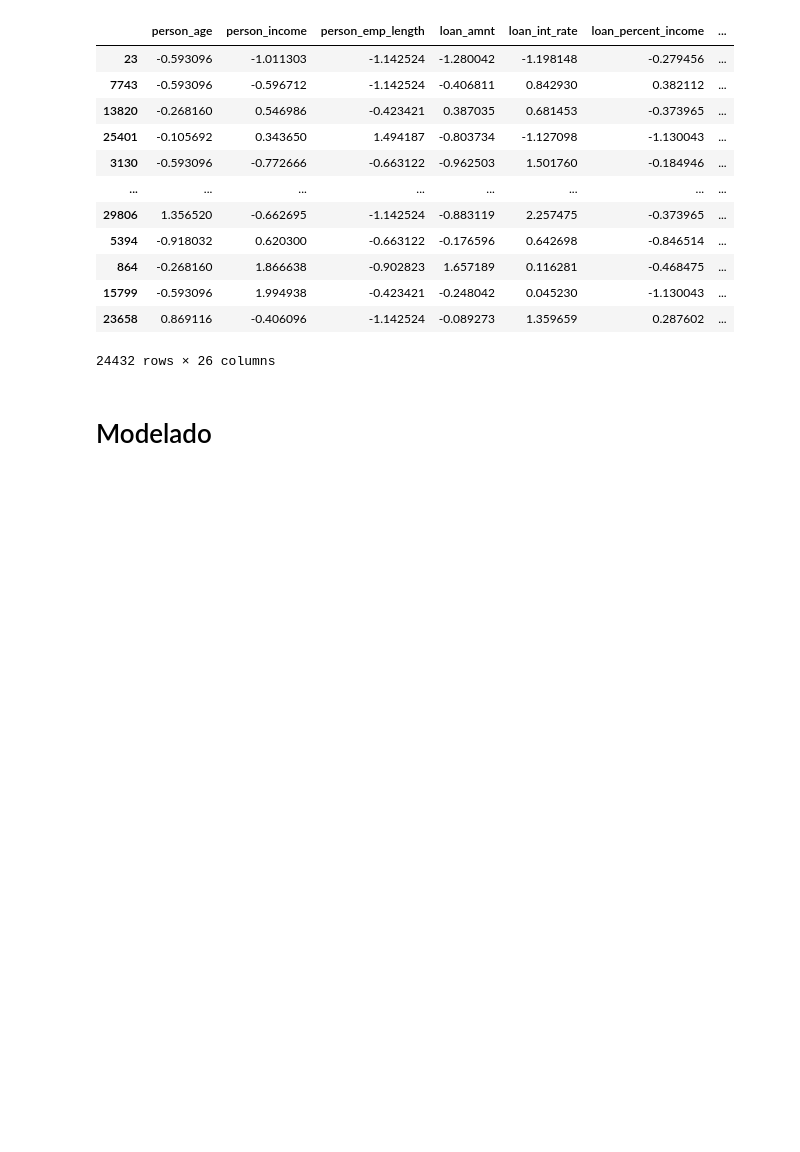
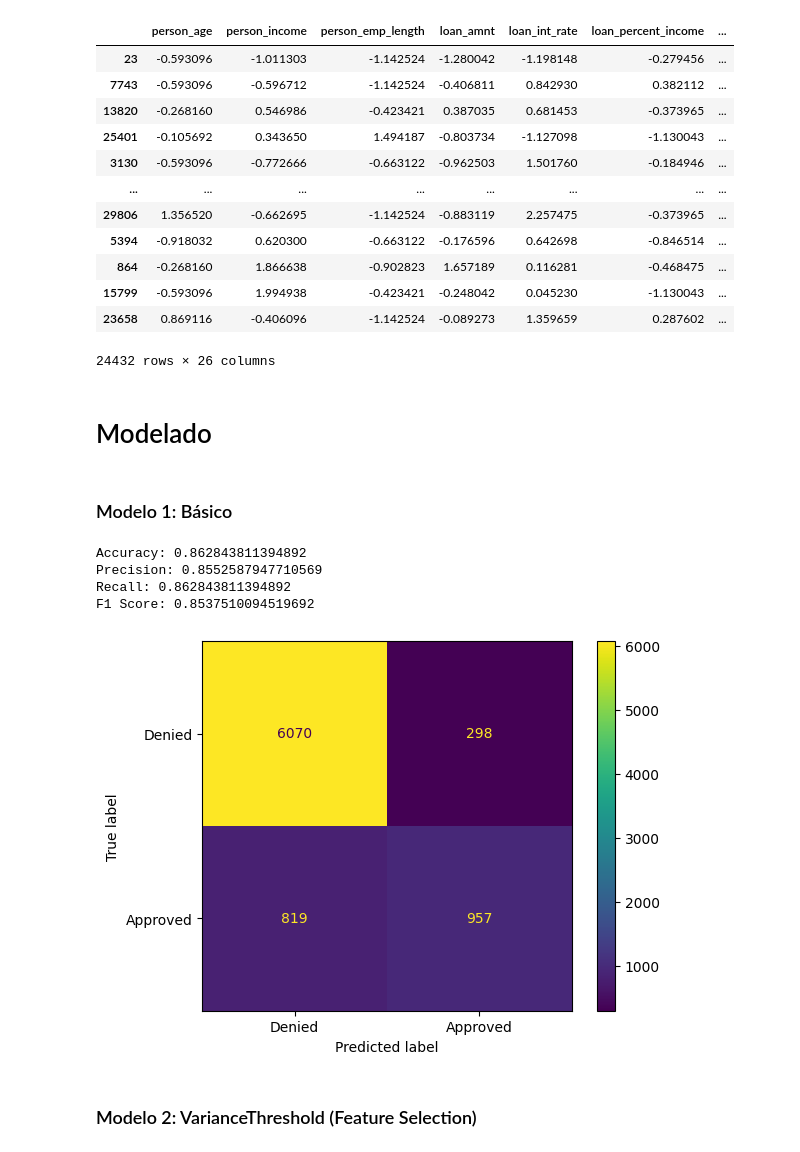
Before and after one commit to ch0fas/proyecto-final-aem, a Jupyter notebook: ProyectoFinal_E2_Sofia_Cesar.ipynb, the cells around one changed output. Saved outputs shown, nothing was run; the diff lists cells and outputs as text; code cells hidden in the pictures; blank space fills up the shorter version.

```diff
--- a/ProyectoFinal_E2_Sofia_Cesar.ipynb
+++ b/ProyectoFinal_E2_Sofia_Cesar.ipynb
@@ -244,3 +251,29 @@ df_train_t
 24432 rows × 26 columns
 # %% [markdown]
 # Modelado
+# %% [markdown]
+### Modelo 1: Básico
+# %%
+model1 = LogisticRegression(C=0.1, penalty='l2',solver='newton-cg')
+model1.fit(df_train_t, Y_train)
+y_pred_1 = model1.predict(df_test_t)
+# %%
+# Metricas, Modelo 1
+print(f'Accuracy: {accuracy_score(Y_test, y_pred_1)}')
+print(f'Precision: {precision_score(Y_test, y_pred_1, average="weighted")}')
+print(f'Recall: {recall_score(Y_test, y_pred_1, average="weighted")}')
+print(f'F1 Score: {f1_score(Y_test, y_pred_1, average="weighted")}')
+# %% [output]
+Accuracy: 0.862843811394892
+Precision: 0.8552587947710569
+Recall: 0.862843811394892
+F1 Score: 0.8537510094519692
+# %%
+cmv1 = confusion_matrix(Y_test, y_pred_1)
+cmv1_display = ConfusionMatrixDisplay(cmv1, display_labels=['Denied','Approved'])
+cmv1_display.plot()
+plt.show()
+# %% [output]
+[figure, added]
+# %% [markdown]
+### Modelo 2: VarianceThreshold (Feature Selection)
```
Also changed, not shown: parts of 17 cells of this notebook.
